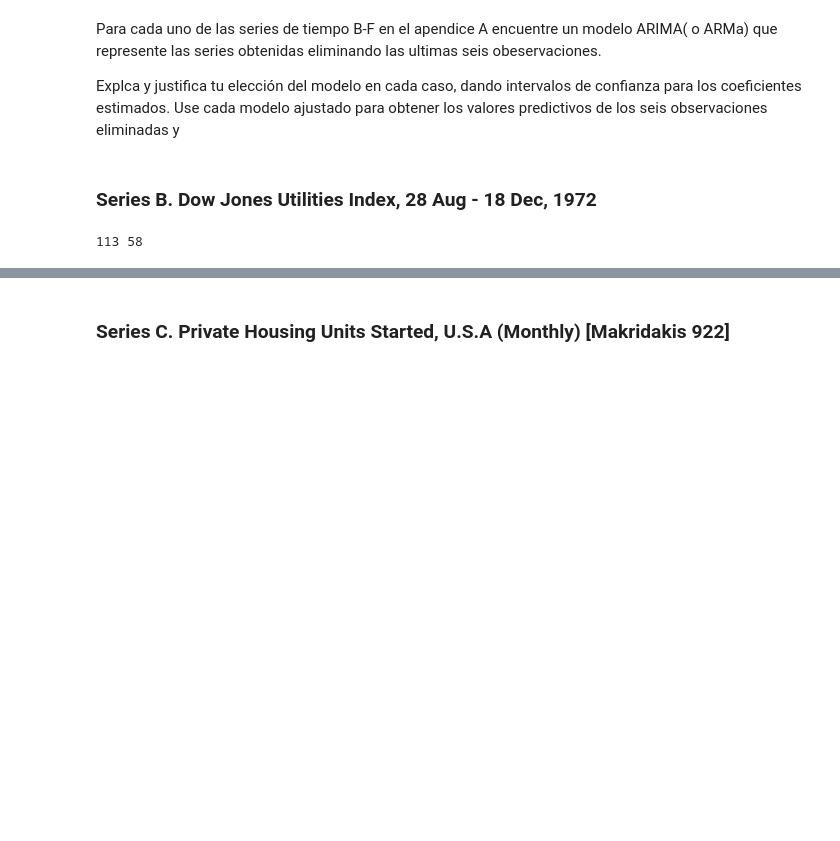
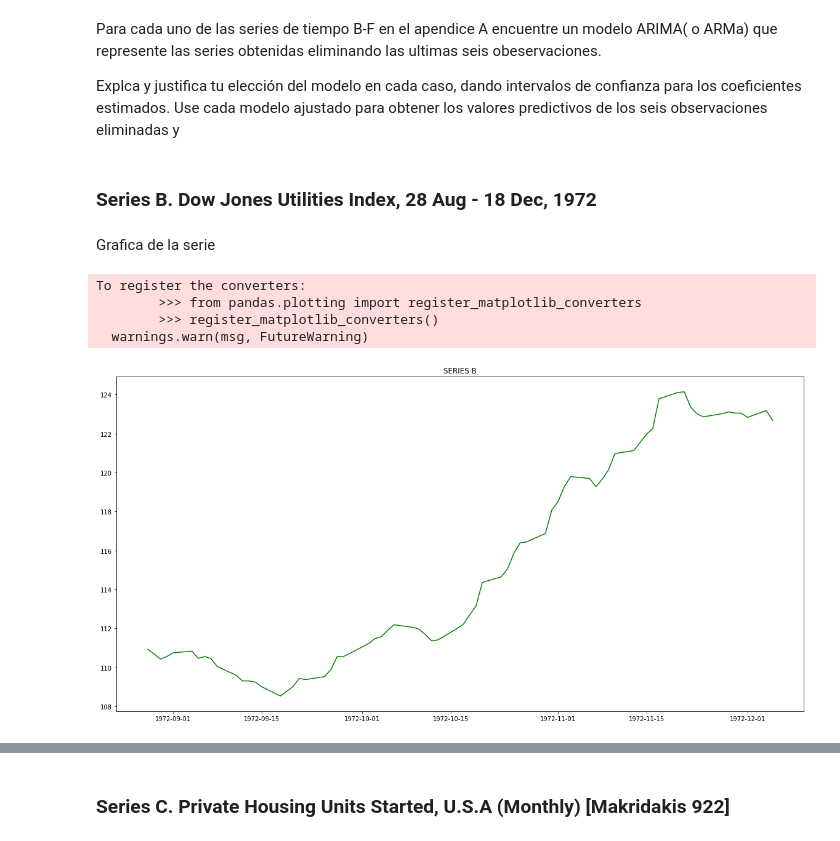
Before and after one commit to pazDaniela/MAT267, a Jupyter notebook: Certamen_2/C2.ipynb, the cells around one changed output, grey strips where cells are left out. Saved outputs shown, nothing was run; the diff lists cells and outputs as text; code cells hidden in the pictures; blank space fills up the shorter version.

```diff
--- a/Certamen_2/C2.ipynb
+++ b/Certamen_2/C2.ipynb
@@ -25,15 +29,4 @@ from statsmodels.tsa.statespace.sarimax import SARIMAX
 # %% [markdown]
 ### Series B. Dow Jones Utilities Index, 28 Aug - 18 Dec, 1972
 # %%
-Y_B=[110.94,110.69,110.43,110.56,110.75,110.84,110.46,110.56,110.46,110.05,109.60,109.31,109.31,109.25,109.02,108.54,108.77,109.02,109.44,109.38,109.53,109.89,110.56,110.56,110.72,111.23,111.48,111.58,111.90,112.19,114.65,115.06,115.86,116.40,116.44,116.88,118.07,118.51,119.28,119.79,124.11,124.14,123.37,123.02,122.86,123.02,123.11,123.05,123.05,122.83,123.18,122.67,122.73,122.86,122.67,122.09,122.00,121.23]
-date_i=date(1972,8,28)
-date_f=date(1972,12,18)
-delta_b=date_f-date_i
-X_B=[]
-for i in range(delta_b.days+1):
-    day=date_i+timedelta(days=1)
-    X_B.append(day)
+Y_B=[110.94,110.69,110.43,110.56,110.75,110.84,110.46,110.56,110.46,110.05,109.60,109.31,109.31,109.25,109.02,108.54,108.77,109.02,109.44,109.38,109.53,109.89,110.56,110.56,110.72,111.23,111.48,111.58,111.90,112.19,112.06,111.96,111.68,111.36,111.42,112.00,112.22,112.70,113.15,114.36,114.65,115.06,115.86,116.40,116.44,116.88,118.07,118.51,119.28,119.79,119.70,119.28,119.66,120.14,120.97,121.13,121.55,121.96,122.26,123.79,124.11,124.14,123.37,123.02,122.86,123.02,123.11,123.05,123.05,122.83,123.18,122.67,122.73,122.86,122.67,122.09,122.00,121.23]
-# %%
-print(len(X_B),len(Y_B))
-# %% [output]
-113 58
@@ -39,0 +41,22 @@ print(len(X_B),len(Y_B))
+# %%
+X_B=pd.date_range(start='1972-08-28',end='1972-12-18').tolist()
+lis=[]
+for j in range(0,18):
+    lis.append(5+j*7)
+    lis.append(6+j*7)
+for i in range(len(X_B)-1,-1,-1):
+    if i in lis:
+        X_B.pop(i)
+# %% [markdown]
+Grafica de la serie
+# %%
+plt.figure(figsize=(20,10))
+plt.plot(X_B[0:len(Y_B)-6],Y_B[0:len(Y_B)-6],c='g')
+plt.title('SERIES B')
+plt.show()
+# %% [output]
+To register the converters:
+        >>> from pandas.plotting import register_matplotlib_converters
+        >>> register_matplotlib_converters()
+  warnings.warn(msg, FutureWarning)
+[figure, added]
```
Also changed, not shown: parts of 15 cells of this notebook.
